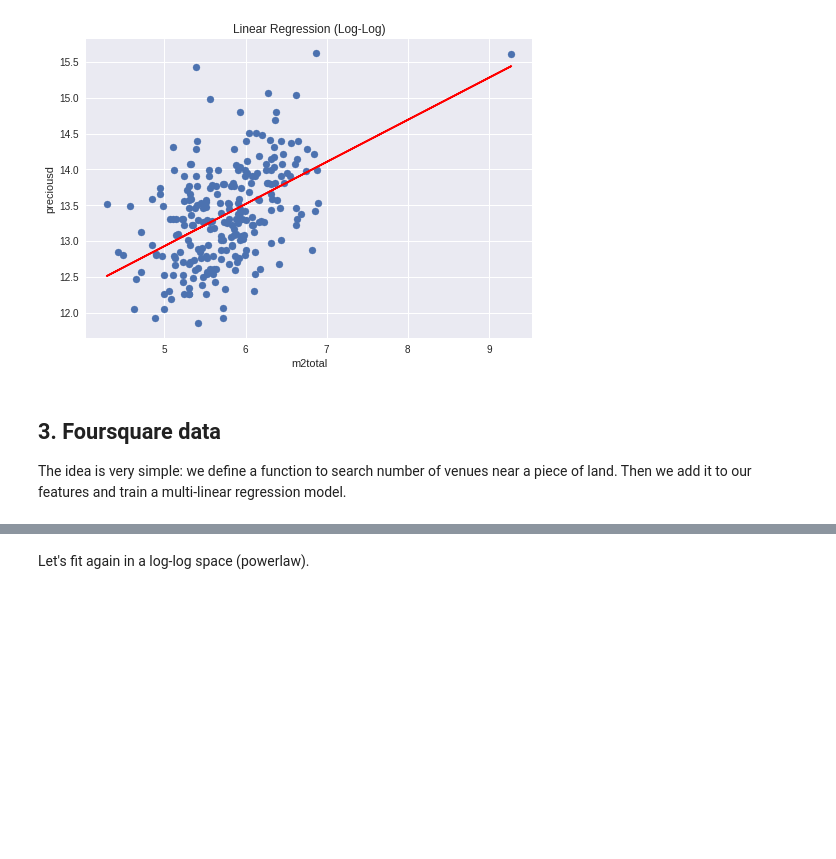
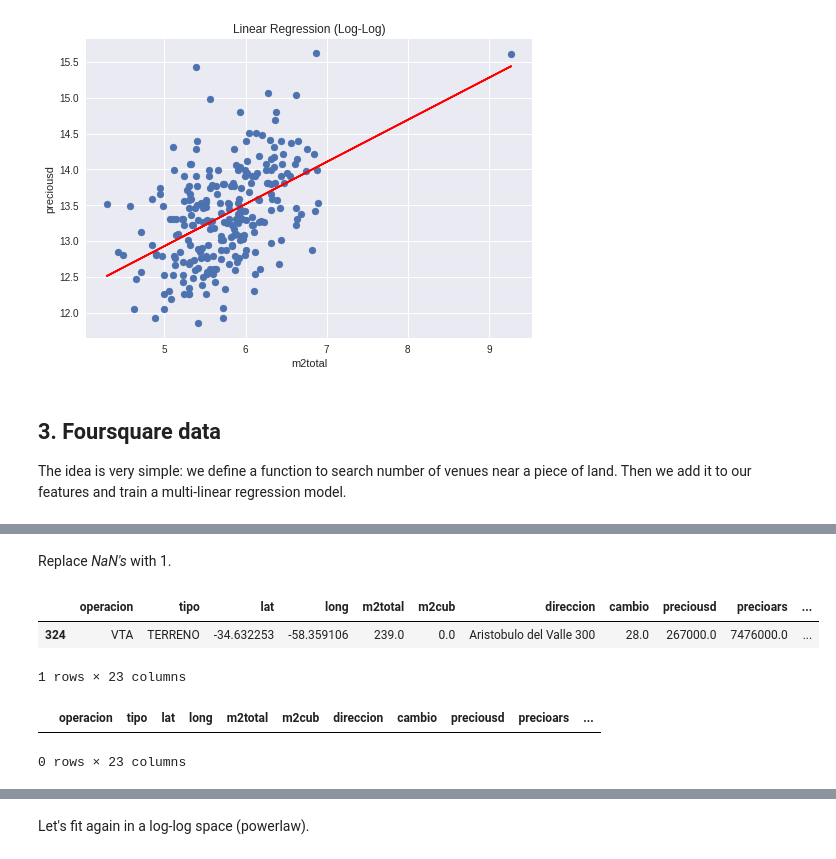
Before and after one commit to epassaro/ibm-capstone-project, a Jupyter notebook: 2. Notebook.ipynb, the cells around one changed output, grey strips where cells are left out. Cells and saved outputs as stored; diff of their text form; code cells hidden in the pictures; blank space fills up the shorter version.

```diff
--- a/2. Notebook.ipynb
+++ b/2. Notebook.ipynb
@@ -236 +246,15 @@ df.head()
+# %% [markdown]
+Replace *NaN's* with 1.
+# %%
+df[ df['venues_near'].isna()]
+# %% [output]
+|  | operacion | tipo | lat | long | m2total | m2cub | direccion | cambio | preciousd | precioars | ... |
+| 324 | VTA | TERRENO | -34.632253 | -58.359106 | 239.0 | 0.0 | Aristobulo del Valle 300 | 28.0 | 267000.0 | 7476000.0 | ... |
+1 rows × 23 columns
+# %%
+df['venues_near'].fillna(1, inplace=True)
+df[ df['venues_near'].isna()]
+# %% [output]
+|  | operacion | tipo | lat | long | m2total | m2cub | direccion | cambio | preciousd | precioars | ... |
+0 rows × 23 columns
 # %%
```
Also changed, not shown: parts of 7 cells of this notebook, 4 other files.
